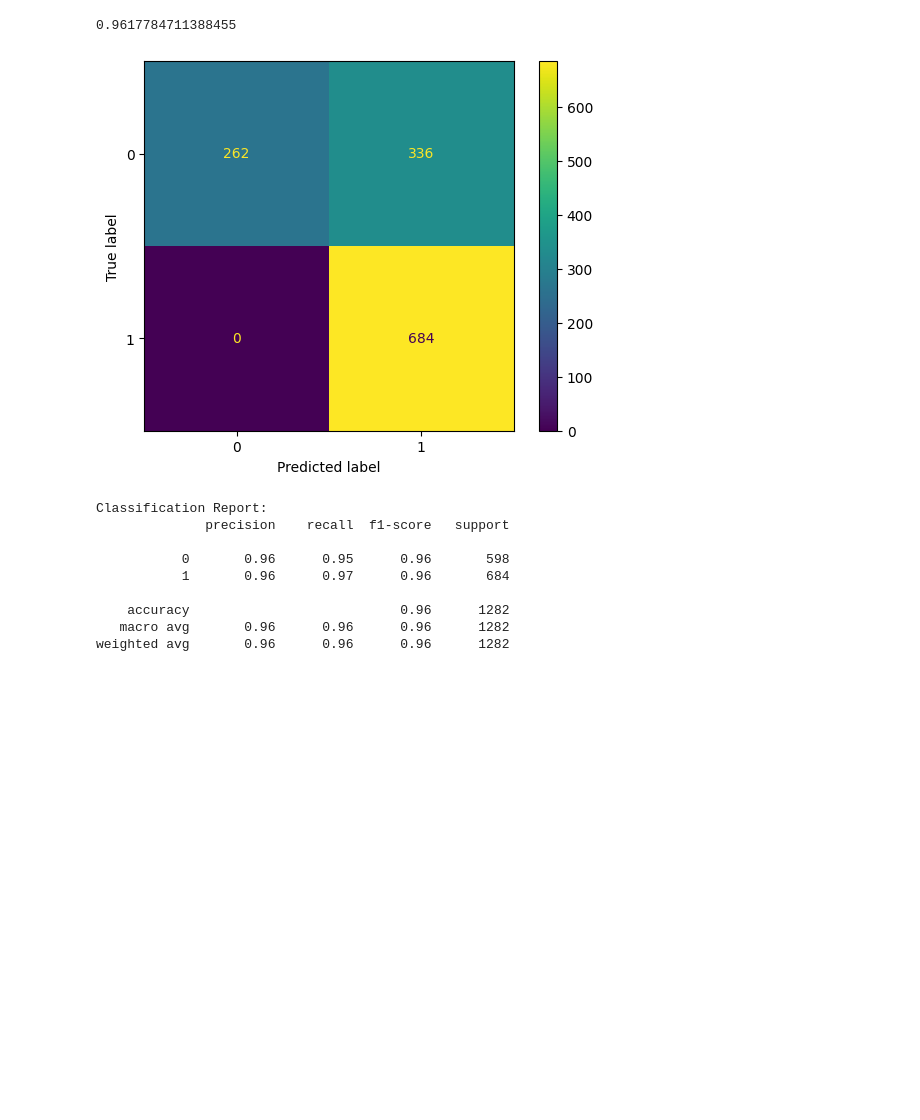
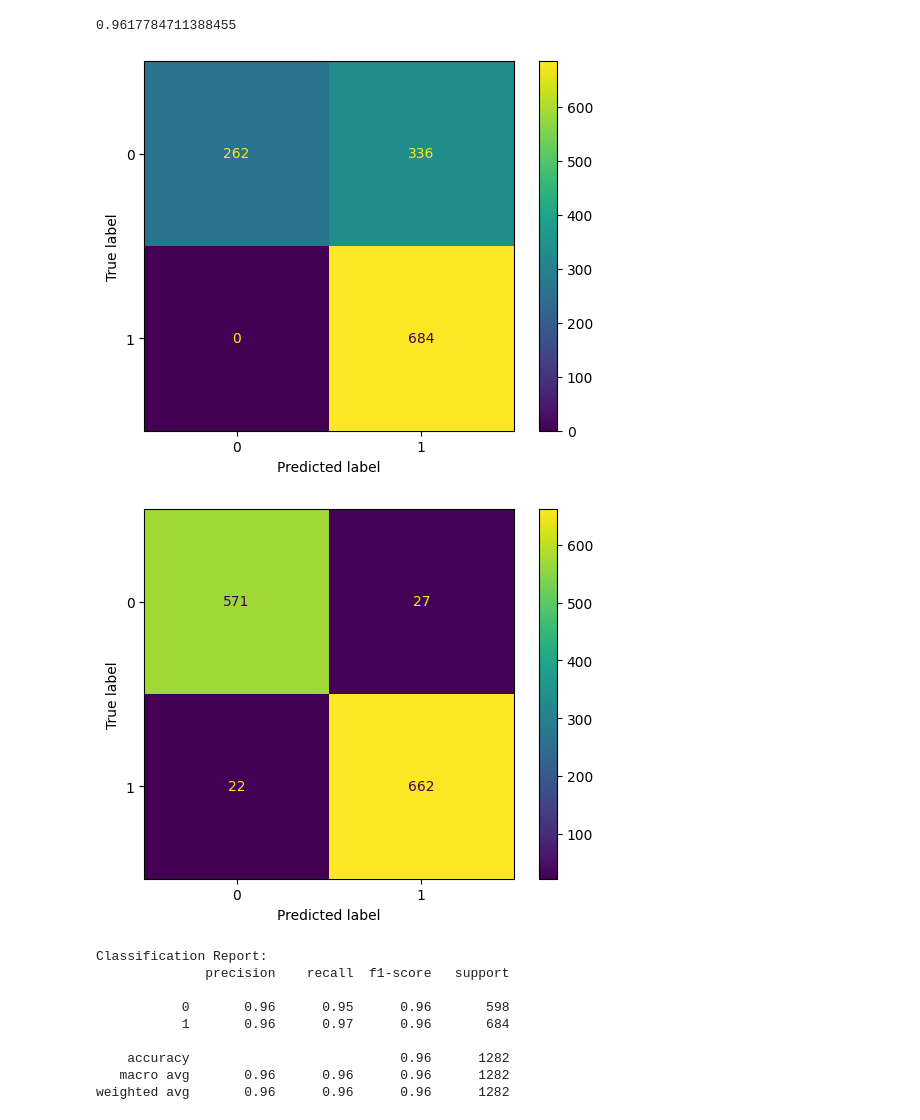
Before and after one commit to joel2607/MarginCall, a Jupyter notebook: LR-model/training.ipynb, the cells around one changed output. Saved outputs shown, nothing was run; the diff lists cells and outputs as text; code cells hidden in the pictures; blank space fills up the shorter version.

Commit message:
fix: create graph to see buy and sell signals

```diff
--- a/LR-model/training.ipynb
+++ b/LR-model/training.ipynb
@@ -81,18 +81,20 @@ predictions_proba_thresholded = _threshold(predictions_proba, 0.98)
 # %%
 
 from sklearn.metrics import confusion_matrix, ConfusionMatrixDisplay, classification_report, accuracy_score
 import seaborn as sns
 %matplotlib inline
 
 cm = confusion_matrix(test_y, predictions)
 cmd = ConfusionMatrixDisplay(cm)
 
 cm_thresholded = confusion_matrix(test_y, predictions_proba_thresholded)
 disp = ConfusionMatrixDisplay(cm_thresholded)
 disp.plot()
+cmd.plot()
 plt.show()
 # %% [output]
 [figure]
+[figure, added]
 # %%
 accuracy = accuracy_score(test_y, predictions)
 class_report = classification_report(test_y, predictions)
```
Also changed, not shown: 2 other files.
